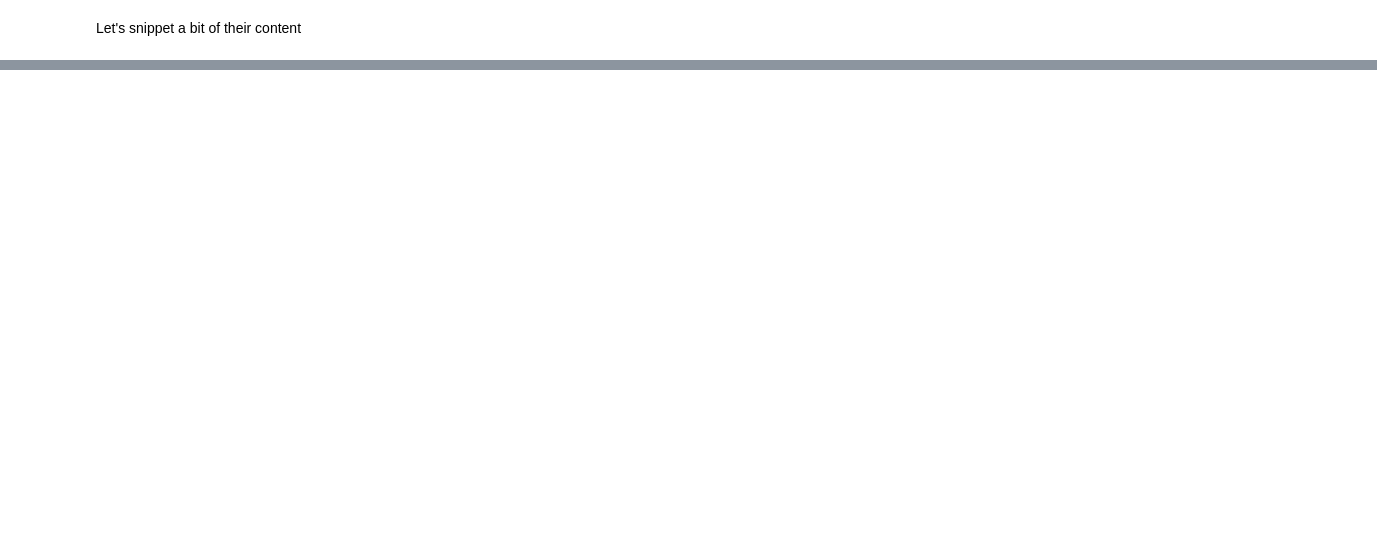
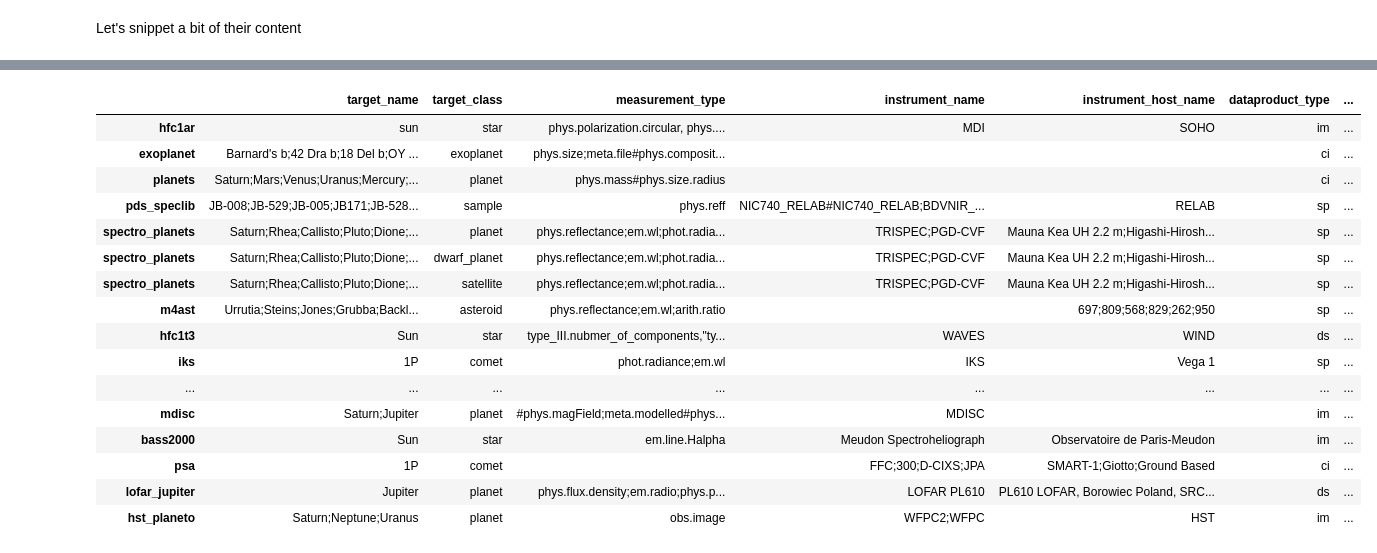
Before and after one commit to chbrandt/vespaapp, a Jupyter notebook: data/VESPA/Inspecting_EPNTAP_columns_content.ipynb, the cells around one changed output, grey strips where cells are left out. Cells and saved outputs as stored; diff of their text form; code cells hidden in the pictures; blank space fills up the shorter version.

```diff
--- a/data/VESPA/Inspecting_EPNTAP_columns_content.ipynb
+++ b/data/VESPA/Inspecting_EPNTAP_columns_content.ipynb
@@ -121,0 +214,12 @@ k_error                                                                       Na
+# %%
+selected_fields = '''schema_epn_core
+                     target_name
+                     target_class
+                     s_region
+                     obs_id
+                     measurement_type
+                     instrument_name
+                     instrument_host_name
+                     granule_uid
+                     granule_gid
+                     dataproduct_type'''.split()
@@ -121,0 +467,45 @@ k_error                                                                       Na
+# %%
+def splitDataFrameList(df,target_column,separator):
+    ''' df = dataframe to split,
+    target_column = the column containing the values to split
+    separator = the symbol used to perform the split
+    returns: a dataframe with each entry for the target column separated, with each element moved into a new row.
+    The values in the other columns are duplicated across the newly divided rows.
+    '''
+    def splitListToRows(row,row_accumulator,target_column,separator):
+        split_row = row[target_column].split(separator)
+        for s in split_row:
+            new_row = row.to_dict()
+            new_row[target_column] = s
+            row_accumulator.append(new_row)
+    new_rows = []
+    df.apply(splitListToRows,axis=1,args = (new_rows,target_column,separator))
+    new_df = pandas.DataFrame(new_rows)
+    return new_df[df.columns]
+# %%
+index_name = df_agg_T.index.name
+df_agg_T.reset_index(inplace=True)
+
+df_agg_T_CLASS = splitDataFrameList(df_agg_T, 'target_class', ';')
+df_agg_T_CLASS.set_index(index_name or 'index', inplace=True)
+if not index_name:
+    df_agg_T_CLASS.index.name = None
+df_agg_T_CLASS
+# %% [output]
+|  | target_name | target_class | measurement_type | instrument_name | instrument_host_name | dataproduct_type | ... |
+| hfc1ar | sun | star | phys.polarization.circular, phys.... | MDI | SOHO | im | ... |
+| exoplanet | Barnard's b;42 Dra b;18 Del b;OY ... | exoplanet | phys.size;meta.file#phys.composit... |  |  | ci | ... |
+| planets | Saturn;Mars;Venus;Uranus;Mercury;... | planet | phys.mass#phys.size.radius |  |  | ci | ... |
+| pds_speclib | JB-008;JB-529;JB-005;JB171;JB-528... | sample | phys.reff | NIC740_RELAB#NIC740_RELAB;BDVNIR_... | RELAB | sp | ... |
+| spectro_planets | Saturn;Rhea;Callisto;Pluto;Dione;... | planet | phys.reflectance;em.wl;phot.radia... | TRISPEC;PGD-CVF | Mauna Kea UH 2.2 m;Higashi-Hirosh... | sp | ... |
+| spectro_planets | Saturn;Rhea;Callisto;Pluto;Dione;... | dwarf_planet | phys.reflectance;em.wl;phot.radia... | TRISPEC;PGD-CVF | Mauna Kea UH 2.2 m;Higashi-Hirosh... | sp | ... |
+| spectro_planets | Saturn;Rhea;Callisto;Pluto;Dione;... | satellite | phys.reflectance;em.wl;phot.radia... | TRISPEC;PGD-CVF | Mauna Kea UH 2.2 m;Higashi-Hirosh... | sp | ... |
+| m4ast | Urrutia;Steins;Jones;Grubba;Backl... | asteroid | phys.reflectance;em.wl;arith.ratio |  | 697;809;568;829;262;950 | sp | ... |
+| hfc1t3 | Sun | star | type_III.nubmer_of_components,"ty... | WAVES | WIND | ds | ... |
+| iks | 1P | comet | phot.radiance;em.wl | IKS | Vega 1 | sp | ... |
+| ... | ... | ... | ... | ... | ... | ... | ... |
+| mdisc | Saturn;Jupiter | planet | #phys.magField;meta.modelled#phys... | MDISC |  | im | ... |
+| bass2000 | Sun | star | em.line.Halpha | Meudon Spectroheliograph | Observatoire de Paris-Meudon | im | ... |
+| psa | 1P | comet |  | FFC;300;D-CIXS;JPA | SMART-1;Giotto;Ground Based | ci | ... |
+| lofar_jupiter | Jupiter | planet | phys.flux.density;em.radio;phys.p... | LOFAR PL610 | PL610 LOFAR, Borowiec Poland, SRC... | ds | ... |
+| hst_planeto | Saturn;Neptune;Uranus | planet | obs.image | WFPC2;WFPC | HST | im | ... |
```
Also changed, not shown: parts of 30 cells of this notebook, 11 other files.
